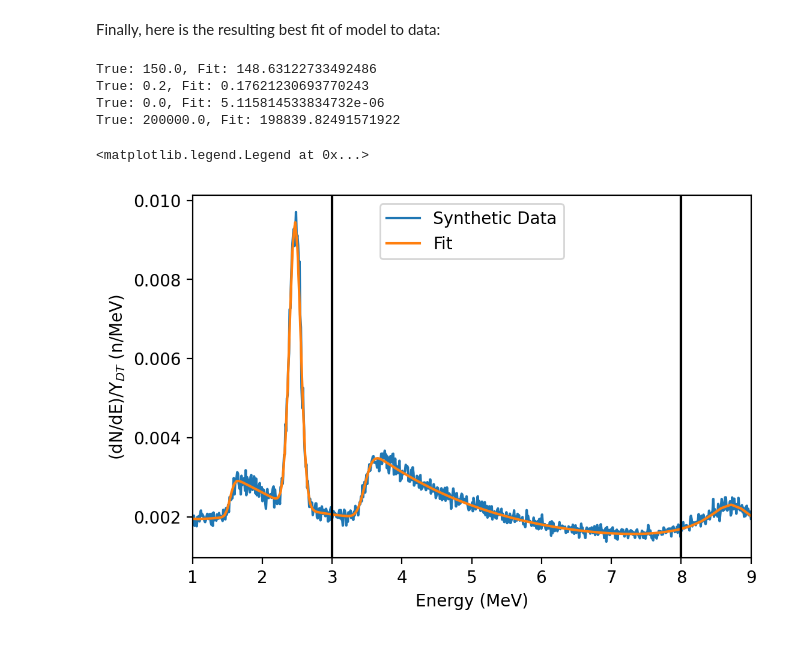
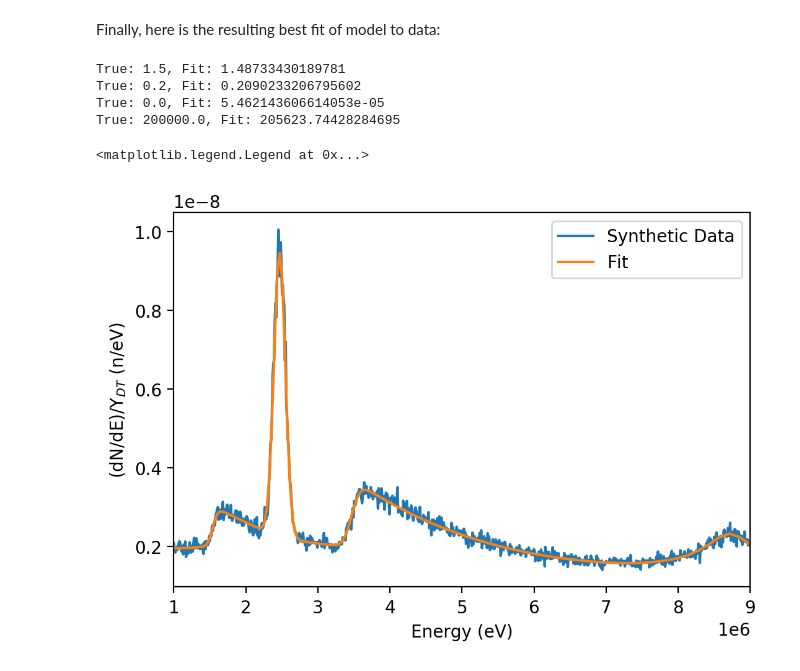
Before and after one commit to aidancrilly/NeSST, a Jupyter notebook: example/NeSST Guide.ipynb, the cells around one changed output. Drawn from its saved outputs; the diff is of its cells as text; code cells hidden in the pictures.

```diff
--- a/example/NeSST Guide.ipynb
+++ b/example/NeSST Guide.ipynb
@@ -351,7 +380,7 @@ DT_spec_fit = nst.fitting.DT_fit_function(E_DTspec,E_sspec,varr)
 # %% [markdown]
 To build the model we need to specify the primary spectral (through a single temperature):
 # %%
-Tion = 5.0 # keV
+Tion = 5.0e3 # eV
 
 DT_spec_fit.set_primary_Tion(Tion)
 # %% [markdown]
@@ -363,8 +392,8 @@ DT_spec_fit.init_modeone_model(P1_arr)
 # %% [markdown]
 Once a model has been initialised it can be called by the .model(...) method. For example:
 # %%
-E = np.linspace(1.0,8.0,400)
-rhoL = 150.0
+E = np.linspace(1.0e6,8.0e6,400)
+rhoL = 1.50
 P1   = 0.2
 vbar = 0.0e3
 dv   = 200e3
@@ -379,7 +408,7 @@ plt.plot(E,DT_spec_fit.model(E,rhoL,P1,vbar,dv,fT,fD,Yn))
 # %% [markdown]
 To show an example of its usage, we will create some synthetic data from the model, add noise, and then use the model to fit the synthetic data
 # %%
-E_data = np.linspace(1.0,9.0,800)
+E_data = np.linspace(1.0e6,9.0e6,800)
 data   = DT_spec_fit.model(E_data,rhoL,P1,vbar,dv,fT,fD,Yn)
 data  *= np.random.normal(loc=1.0,scale=0.05,size=E_data.shape[0])
 
@@ -410,38 +439,41 @@ def neg_log_likelihood(theta, modelfunc, params, idx_cut, x, y, yerr):
     return 0.5 * np.sum(((y[idx_cut] - model[idx_cut])/yerr[idx_cut])**2)
 
 def fit_range(x):
-    return (((x < 8.0) & (x > 3.0)))
+    return (((x < 8.0e6) & (x > 3.0e6)))
 # %% [markdown]
 Finally, here is the resulting best fit of model to data:
 # %%
 plt.figure(dpi=200)
 
 # We don't know the areal density, mode 1 amplitude, and edge parameters
-initial_guess = [150.0,0.0,0.0e3,100e3]
+initial_guess = [1.500,0.0,0.0e3,100e3]
+# Absolute fit tolerances to test
+tolerances = [0.1,0.05,10e3,10e3]
 # We know the fuel fractions and DT yield
 params = [0.7,0.3,1.0]
 bounds = ((0.0,np.inf),(-0.5,0.5),(-np.inf,np.inf),(50e3,np.inf))
 
 soln,loss_soln,loss_init = fit_maximum_a_posterior(E_data,data,DT_spec_fit.model,fit_range
                                                    ,initial_guess,params,0.05,bounds)
 
 true_values = [rhoL,P1,vbar,dv]
 for i in range(len(true_values)):
     print("True: {}, Fit: {}".format(true_values[i],soln.x[i]))
+    assert np.isclose(true_values[i],soln.x[i],atol=tolerances[i])
 
 plt.plot(E_data,data,label='Synthetic Data')
 plt.plot(E_data,DT_spec_fit.model(E_data,*soln.x,*params),label='Fit')
 
 plt.axvline(3.0,c='k')
 plt.axvline(8.0,c='k')
-plt.xlim(1,9)
-plt.xlabel("Energy (MeV)")
-plt.ylabel(r"(dN/dE)/Y$_{DT}$ (n/MeV)")
+plt.xlim(1e6,9e6)
+plt.xlabel("Energy (eV)")
+plt.ylabel(r"(dN/dE)/Y$_{DT}$ (n/eV)")
 plt.legend()
 # %% [output]
-True: 150.0, Fit: 148.63122733492486
-True: 0.2, Fit: 0.17621230693770243
-True: 0.0, Fit: 5.115814533834732e-06
-True: 200000.0, Fit: 198839.82491571922
+True: 1.5, Fit: 1.48733430189781
+True: 0.2, Fit: 0.2090233206795602
+True: 0.0, Fit: 5.462143606614053e-05
+True: 200000.0, Fit: 205623.74428284695
 <matplotlib.legend.Legend at 0x...>
-[figure, old version]
+[figure, new version]
```
Also changed, not shown: parts of 20 cells of this notebook, 4 other files.
